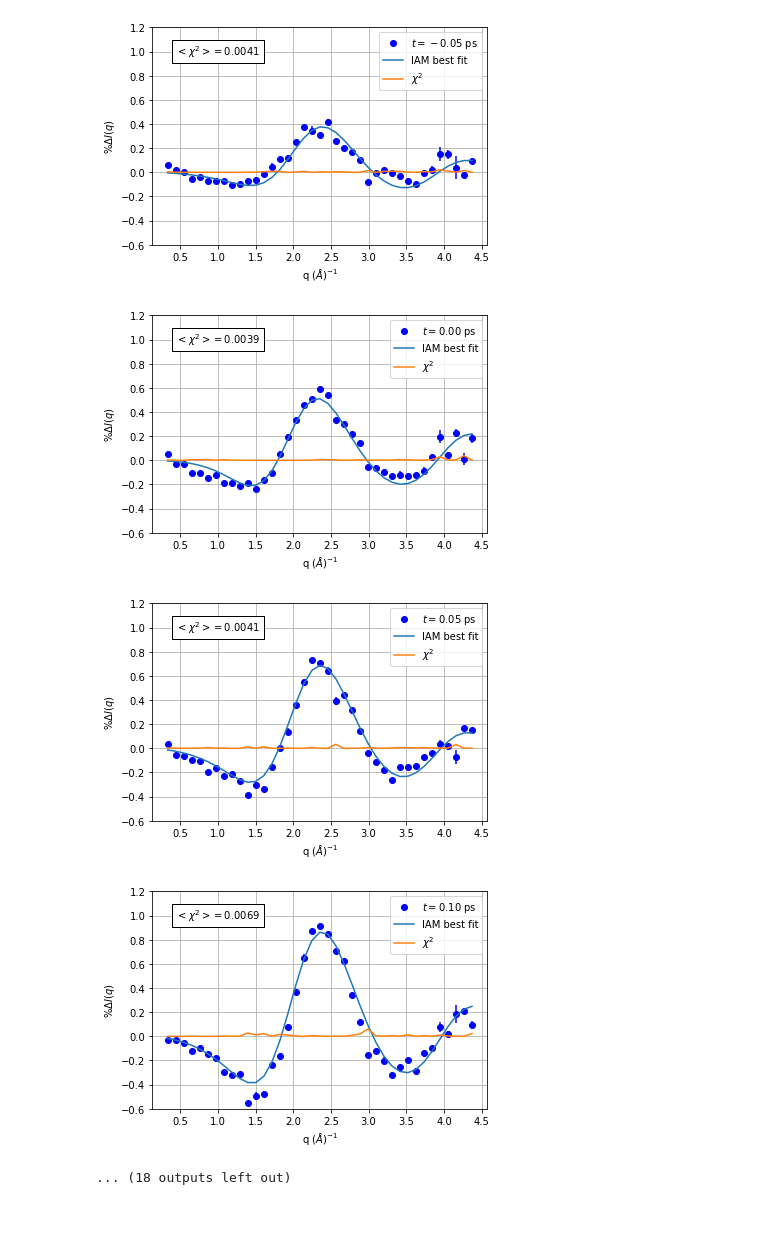
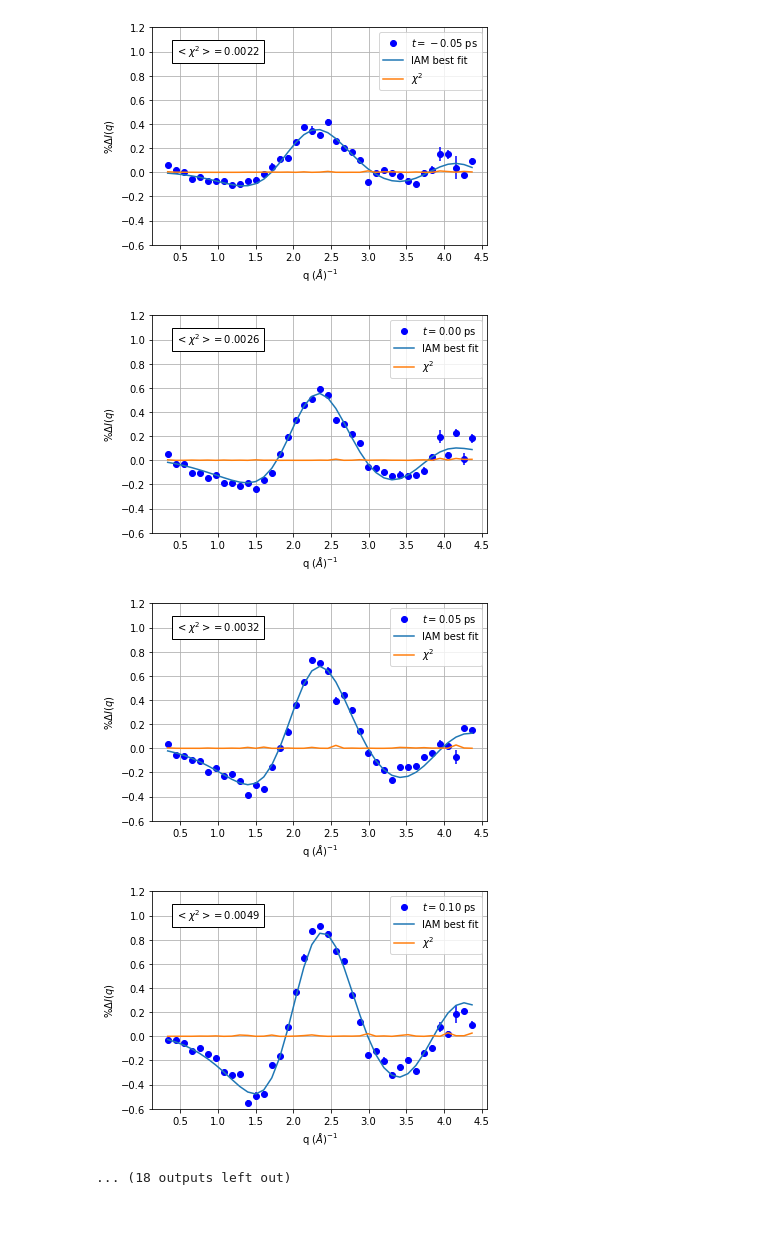
Before and after one commit to tnorthey/molecule, a Jupyter notebook: notebooks/fit_plots.ipynb, the cells around one changed output. Cells and saved outputs as stored; diff of their text form; code cells hidden in the pictures.

```diff
--- a/notebooks/fit_plots.ipynb
+++ b/notebooks/fit_plots.ipynb
@@ -4,9 +4,9 @@ import scipy.io
 import matplotlib.pyplot as plt
 
 #for k in range(17, 48):
-N = 20000
+N = 2000000
 #subtitle = 'mode%i' % k
-subtitle = '0+vstrongmodes'
+subtitle = 'allmodes'
 
 chi2_file = np.load('../data/chi2_%i_%s.npz' % (N, subtitle))
 chi2_array = chi2_file['chi2']
@@ -44,6 +44,11 @@ argmin_array = np.argmin(chi2_array[:, :], axis=0)
 print(argmin_array)
 print(len(argmin_array))
 
+chi2_time_avg = 0
+for t in range(len(argmin_array)):
+    chi2_time_avg += chi2_array[argmin_array[t], t]
+chi2_time_avg /= len(argmin_array)
+print('time-avg chi2: %f' % chi2_time_avg)
 
 factor = 0.057
 
@@ -123,7 +128,7 @@ chi2: 0.010431
-[figure, old version]
+[figure, new version]
-[figure, old version]
+[figure, new version]
-[figure, old version]
+[figure, new version]
-[figure, old version]
+[figure, new version]
 ... (18 outputs left out)
 # %% [markdown]
 ###
```
Also changed, not shown: parts of 1 cell of this notebook, 19 other files.
